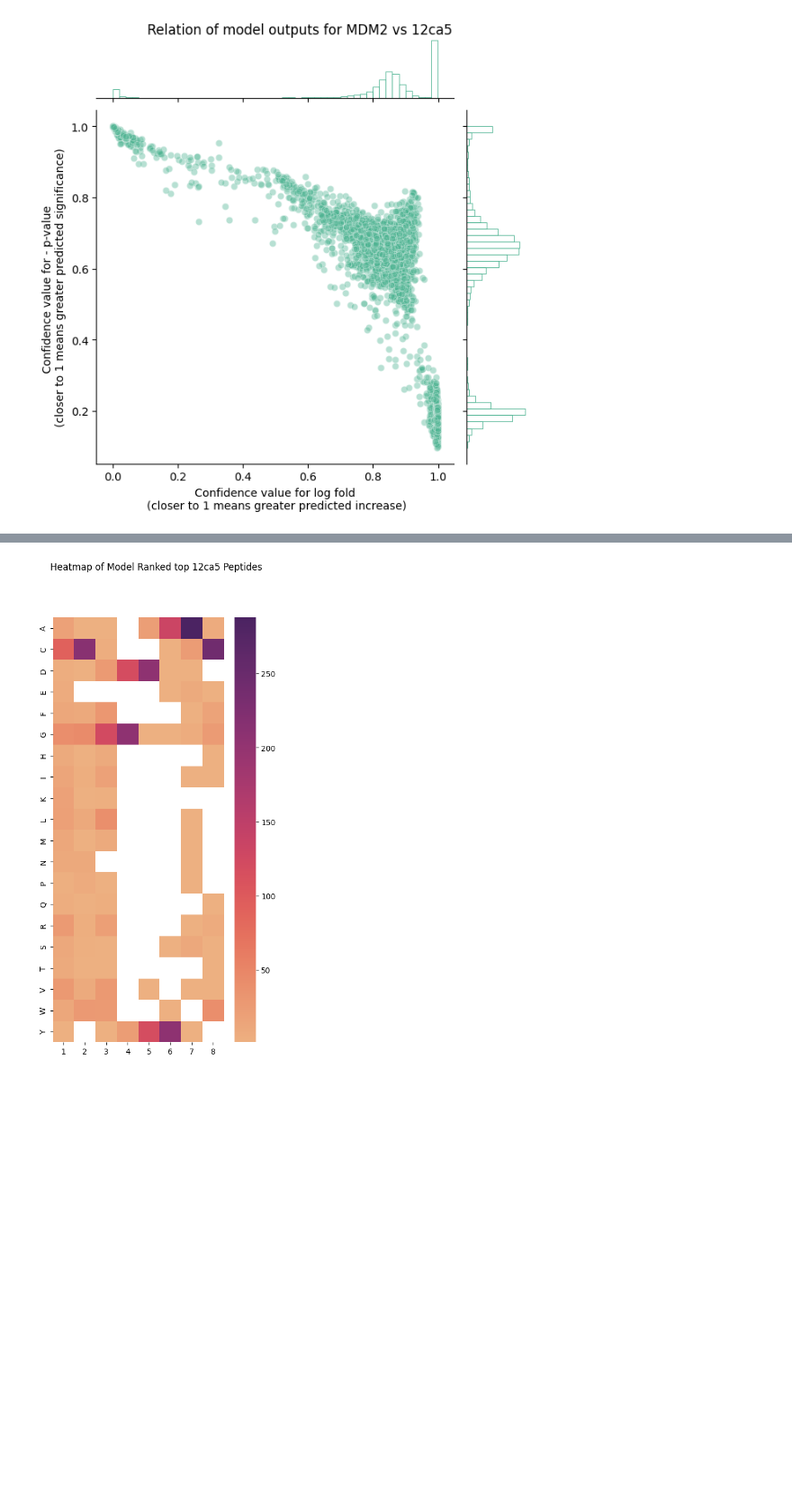
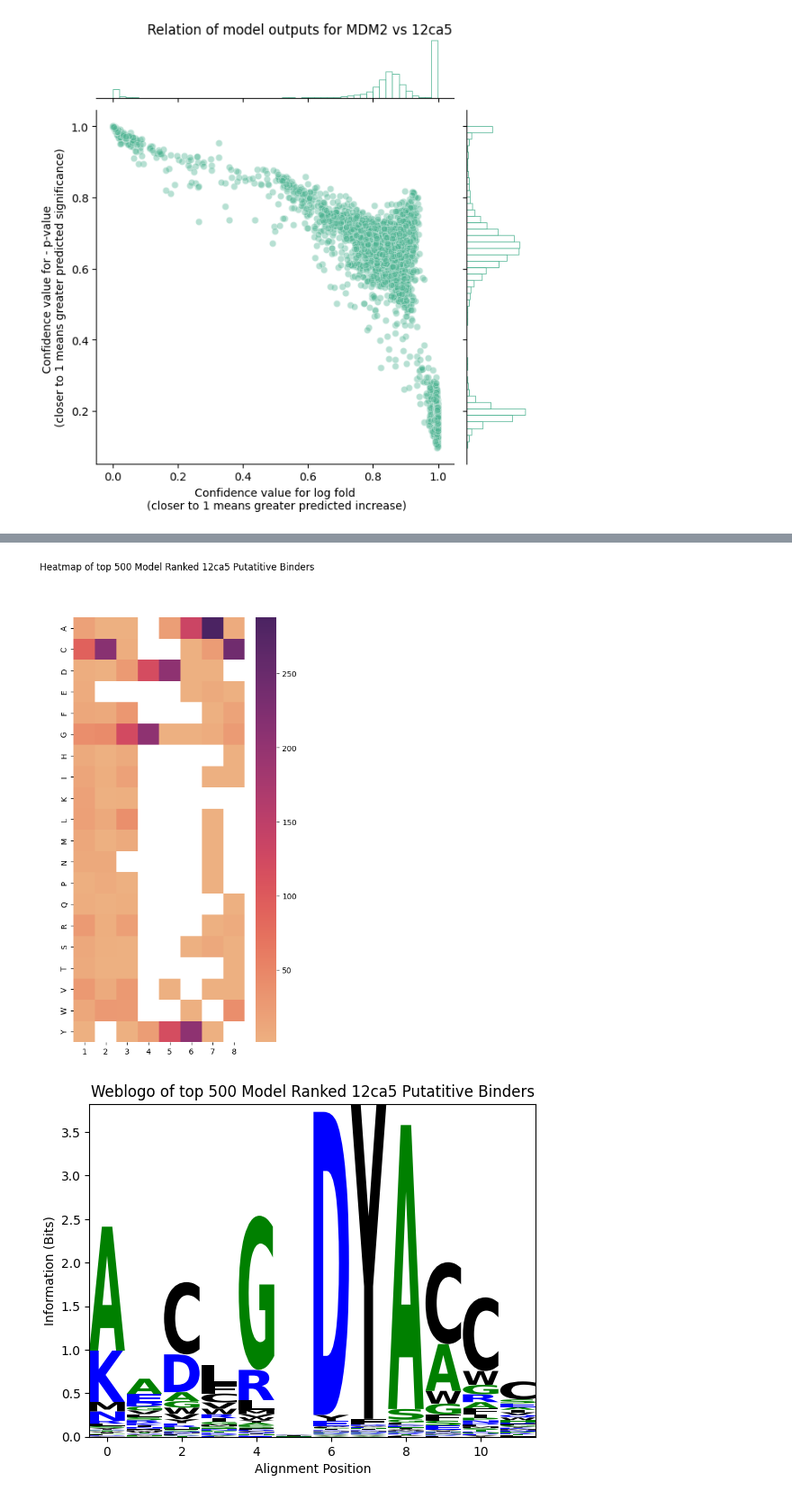
Before and after one commit to YitongTseo/ml_phage_display, a Jupyter notebook: F2_heat_maps.ipynb, the cells around one changed output, grey strips where cells are left out. Shown at 90% size. Saved outputs shown, nothing was run; the diff lists cells and outputs as text; code cells hidden in the pictures; blank space fills up the shorter version.

Commit message:
Add weblogos!
as title

```diff
--- a/F2_heat_maps.ipynb
+++ b/F2_heat_maps.ipynb
@@ -373,6 +488,22 @@ sorted_ca5_peptides = sort_peptides_by_model_ranking(
     peptides, ca5_model(X)
 )
 heatmap.generate_heatmap(
-    sorted_ca5_peptides[:500], title="Heatmap of Model Ranked top 12ca5 Peptides"
+    sorted_ca5_peptides[:500], title="Heatmap of top 500 Model Ranked 12ca5 Putatitive Binders"
 )
+save_web_logo_alignment(
+    web_logo_name=None,
+    seqs=sorted_ca5_peptides[:500],
+    align=True,
+    axis=None,
+    to_type="information",
+    title='Weblogo of top 500 Model Ranked 12ca5 Putatitive Binders'
+)
+save_web_logo_alignment(
+    web_logo_name=None,
+    seqs=sorted_ca5_peptides[:500],
+    align=True,
+    axis=None,
+    to_type="counts",
+    title='Weblogo of top 500 Model Ranked 12ca5 Putatitive Binders'
+)
 # %% [output]
@@ -380 +526,2 @@ heatmap.generate_heatmap(
-[figure, old version]
+[figure, new version]
+[figure, added]
```
Also changed, not shown: parts of 19 cells of this notebook, 10 other files.
